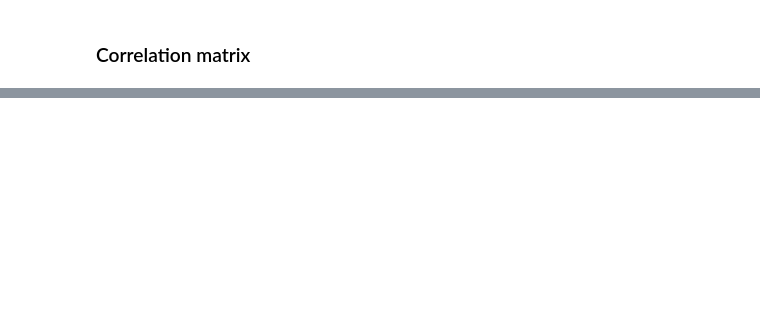
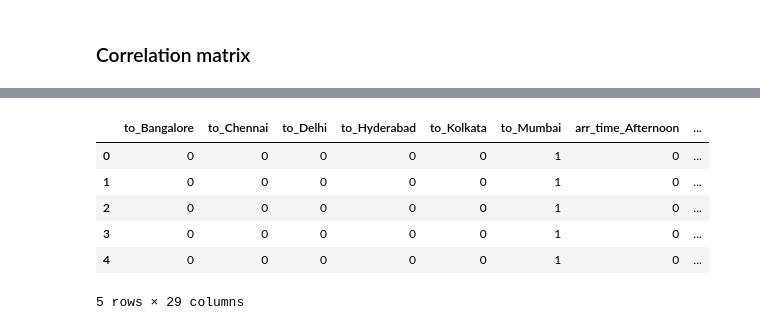
Before and after one commit to imiguelrodriguez/NECActivity1, a Jupyter notebook: data_preprocessing.ipynb, the cells around one changed output, grey strips where cells are left out. Drawn from its saved outputs; the diff is of its cells as text; code cells hidden in the pictures; blank space fills up the shorter version.

```diff
--- a/data_preprocessing.ipynb
+++ b/data_preprocessing.ipynb
@@ -573,0 +564,18 @@ plt.show()
+# %%
+# ono hot encoding
+categorical_variables = ['airline', 'dep_time', 'from', 'arr_time', 'to']
+df_final = df_business.copy()
+for category in categorical_variables:
+    one_hot = pd.get_dummies(df_business[category], prefix=category)
+    one_hot = one_hot.astype(int)
+    df_final = pd.concat([one_hot, df_final], axis=1)
+    df_final.drop([category], axis=1, inplace=True)
+df_final.head()
+# %% [output]
+|  | to_Bangalore | to_Chennai | to_Delhi | to_Hyderabad | to_Kolkata | to_Mumbai | arr_time_Afternoon | ... |
+| 0 | 0 | 0 | 0 | 0 | 0 | 1 | 0 | ... |
+| 1 | 0 | 0 | 0 | 0 | 0 | 1 | 0 | ... |
+| 2 | 0 | 0 | 0 | 0 | 0 | 1 | 0 | ... |
+| 3 | 0 | 0 | 0 | 0 | 0 | 1 | 0 | ... |
+| 4 | 0 | 0 | 0 | 0 | 0 | 1 | 0 | ... |
+5 rows × 29 columns
```
Also changed, not shown: parts of 32 cells of this notebook.
